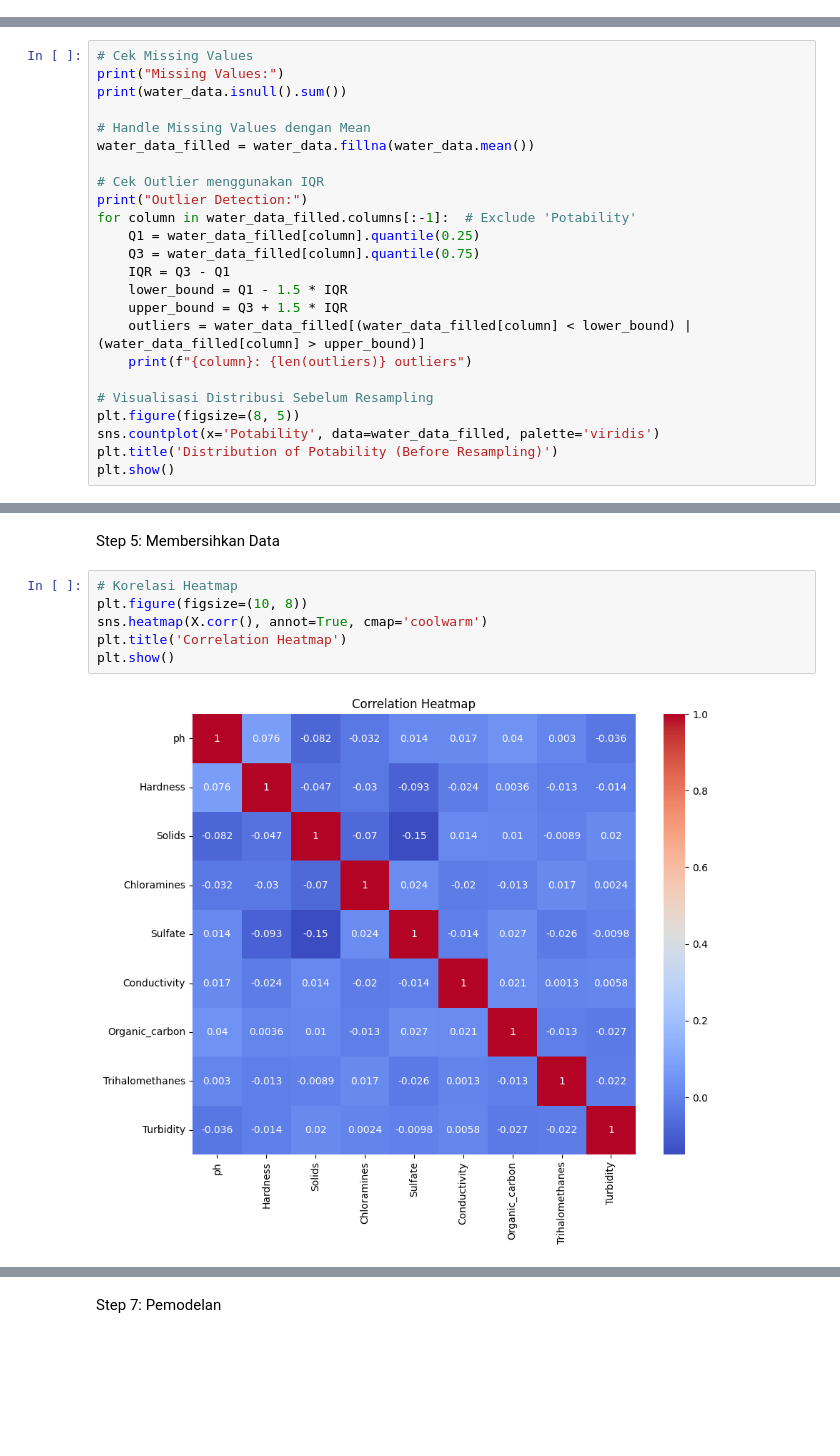
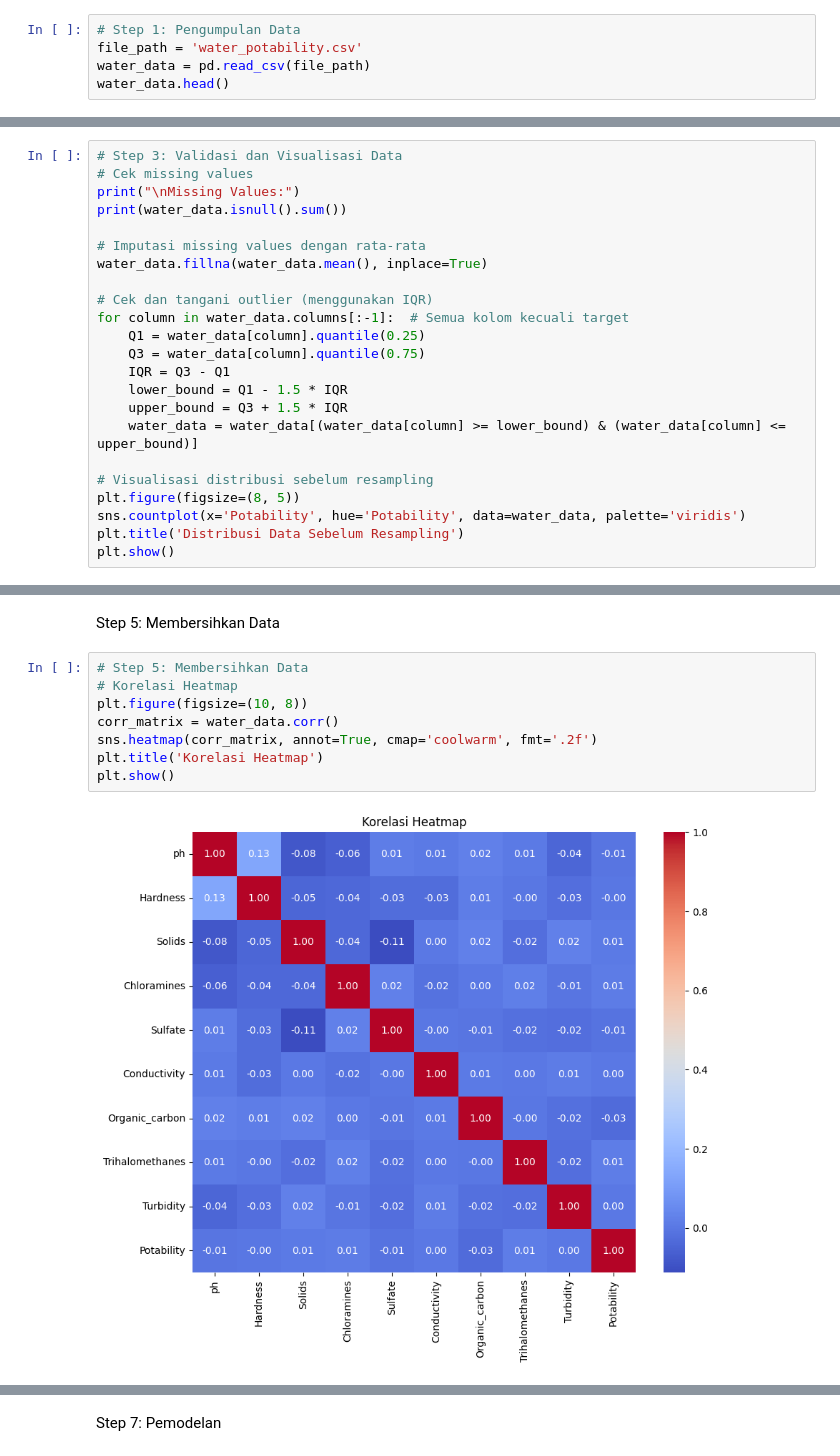
Before and after one commit to 12widasa/Water-Potability, a Jupyter notebook: water_potability.ipynb, the cells around one changed output, grey strips where cells are left out. Drawn from its saved outputs; the diff is of its cells as text; blank space fills up the shorter version.

```diff
--- a/water_potability.ipynb
+++ b/water_potability.ipynb
@@ -53,0 +22,5 @@ df.head()
+# %%
+# Step 1: Pengumpulan Data
+file_path = 'water_potability.csv'
+water_data = pd.read_csv(file_path)
+water_data.head()
@@ -75,28 +60,27 @@ NameError: name 'water_data' is not defined
 # %% [markdown]
 Step 3: Validasi dan Visualisasi Data
 # %%
-# Cek Missing Values
-print("Missing Values:")
+# Step 3: Validasi dan Visualisasi Data
+# Cek missing values
+print("\nMissing Values:")
 print(water_data.isnull().sum())
 
-# Handle Missing Values dengan Mean
-water_data_filled = water_data.fillna(water_data.mean())
+# Imputasi missing values dengan rata-rata
+water_data.fillna(water_data.mean(), inplace=True)
 
-# Cek Outlier menggunakan IQR
-print("Outlier Detection:")
-for column in water_data_filled.columns[:-1]:  # Exclude 'Potability'
-    Q1 = water_data_filled[column].quantile(0.25)
-    Q3 = water_data_filled[column].quantile(0.75)
+# Cek dan tangani outlier (menggunakan IQR)
+for column in water_data.columns[:-1]:  # Semua kolom kecuali target
+    Q1 = water_data[column].quantile(0.25)
+    Q3 = water_data[column].quantile(0.75)
     IQR = Q3 - Q1
     lower_bound = Q1 - 1.5 * IQR
     upper_bound = Q3 + 1.5 * IQR
-    outliers = water_data_filled[(water_data_filled[column] < lower_bound) | (water_data_filled[column] > upper_bound)]
-    print(f"{column}: {len(outliers)} outliers")
+    water_data = water_data[(water_data[column] >= lower_bound) & (water_data[column] <= upper_bound)]
 
-# Visualisasi Distribusi Sebelum Resampling
+# Visualisasi distribusi sebelum resampling
 plt.figure(figsize=(8, 5))
-sns.countplot(x='Potability', data=water_data_filled, palette='viridis')
-plt.title('Distribution of Potability (Before Resampling)')
+sns.countplot(x='Potability', hue='Potability', data=water_data, palette='viridis')
+plt.title('Distribusi Data Sebelum Resampling')
 plt.show()
 # %% [output]
 Missing Values:
@@ -154,9 +120,11 @@ dtype: int64
 Step 5: Membersihkan Data
 # %%
+# Step 5: Membersihkan Data
 # Korelasi Heatmap
 plt.figure(figsize=(10, 8))
-sns.heatmap(X.corr(), annot=True, cmap='coolwarm')
-plt.title('Correlation Heatmap')
+corr_matrix = water_data.corr()
+sns.heatmap(corr_matrix, annot=True, cmap='coolwarm', fmt='.2f')
+plt.title('Korelasi Heatmap')
 plt.show()
 # %% [output]
-[figure, old version]
+[figure, new version]
```
Also changed, not shown: parts of 21 cells of this notebook, 3 other files.
